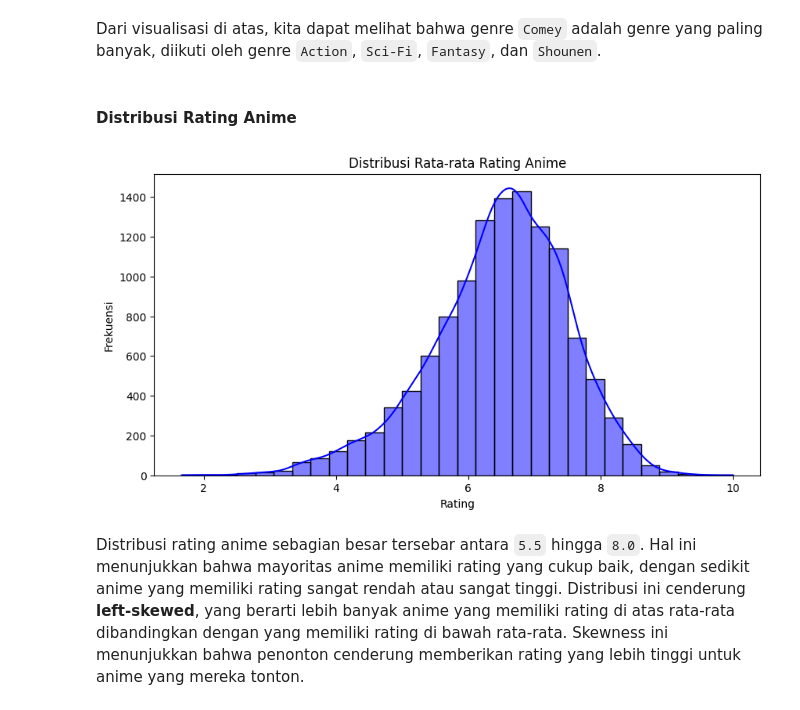
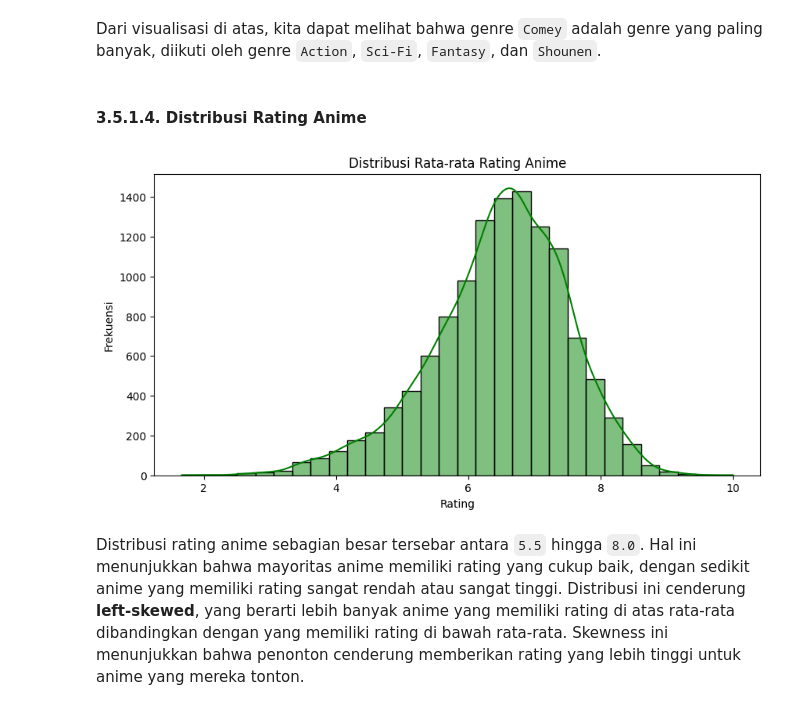
Before and after one commit to bimarakajati/Anime-Recommender-System, a Jupyter notebook: Anime-Recommender-System.ipynb, the cells around one changed output. Drawn from its saved outputs; the diff is of its cells as text; code cells hidden in the pictures.

```diff
--- a/Anime-Recommender-System.ipynb
+++ b/Anime-Recommender-System.ipynb
@@ -238,17 +241,17 @@ Passing `palette` without assigning `hue` is deprecated and will be removed in v
 # %% [markdown]
 Dari visualisasi di atas, kita dapat melihat bahwa genre `Comey` adalah genre yang paling banyak, diikuti oleh genre `Action`, `Sci-Fi`, `Fantasy`, dan `Shounen`.
 # %% [markdown]
-#### Distribusi Rating Anime
+#### 3.5.1.4. Distribusi Rating Anime
 # %%
 # Create a histogram for the distribution of average anime ratings
 plt.figure(figsize=(10, 5))
-sns.histplot(df_anime['rating'].dropna(), bins=30, kde=True, color='blue')
+sns.histplot(df_anime['rating'].dropna(), bins=30, kde=True, color='green')
 plt.title('Distribusi Rata-rata Rating Anime')
 plt.xlabel('Rating')
 plt.ylabel('Frekuensi')
 plt.show()
 # %% [output]
-[figure, old version]
+[figure, new version]
 # %% [markdown]
 Distribusi rating anime sebagian besar tersebar antara `5.5` hingga `8.0`. Hal ini menunjukkan bahwa mayoritas anime memiliki rating yang cukup baik, dengan sedikit anime yang memiliki rating sangat rendah atau sangat tinggi. Distribusi ini cenderung **left-skewed**, yang berarti lebih banyak anime yang memiliki rating di atas rata-rata dibandingkan dengan yang memiliki rating di bawah rata-rata. Skewness ini menunjukkan bahwa penonton cenderung memberikan rating yang lebih tinggi untuk anime yang mereka tonton.
 # %% [markdown]
```
Also changed, not shown: parts of 77 cells of this notebook.
